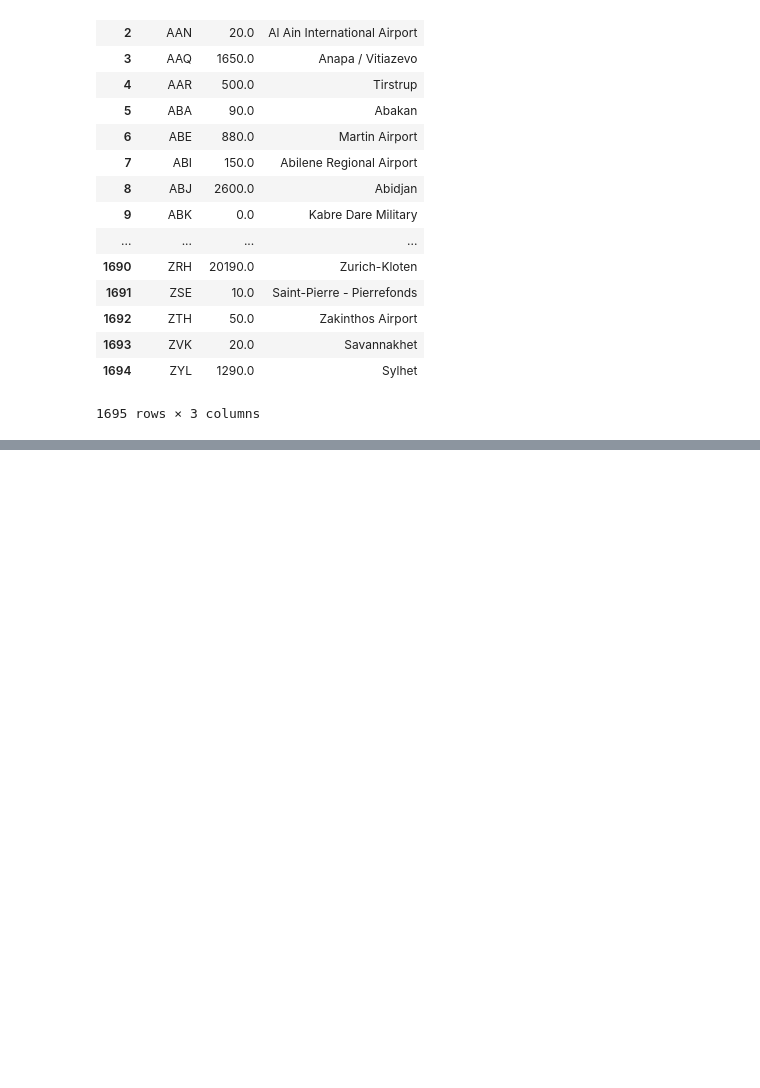
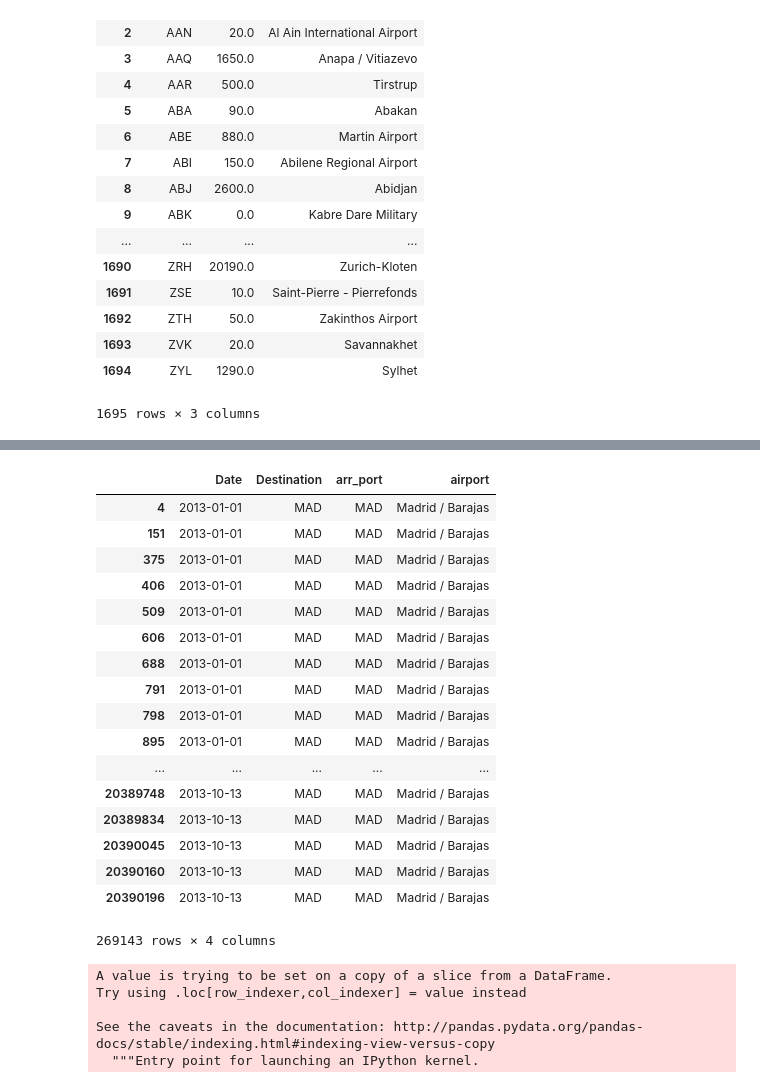
Before and after one commit to Jackgmlin/flight-look-to-book, a Jupyter notebook: src/flight-look-to-book-preprocessing.ipynb, the cells around one changed output, grey strips where cells are left out. Drawn from its saved outputs; the diff is of its cells as text; code cells hidden in the pictures; blank space fills up the shorter version.

```diff
--- a/src/flight-look-to-book-preprocessing.ipynb
+++ b/src/flight-look-to-book-preprocessing.ipynb
@@ -211,0 +266,29 @@ merged
+# %%
+df
+# %% [output]
+|  | Date | Destination | arr_port | airport |
+| 4 | 2013-01-01 | MAD | MAD | Madrid / Barajas |
+| 151 | 2013-01-01 | MAD | MAD | Madrid / Barajas |
+| 375 | 2013-01-01 | MAD | MAD | Madrid / Barajas |
+| 406 | 2013-01-01 | MAD | MAD | Madrid / Barajas |
+| 509 | 2013-01-01 | MAD | MAD | Madrid / Barajas |
+| 606 | 2013-01-01 | MAD | MAD | Madrid / Barajas |
+| 688 | 2013-01-01 | MAD | MAD | Madrid / Barajas |
+| 791 | 2013-01-01 | MAD | MAD | Madrid / Barajas |
+| 798 | 2013-01-01 | MAD | MAD | Madrid / Barajas |
+| 895 | 2013-01-01 | MAD | MAD | Madrid / Barajas |
+| ... | ... | ... | ... | ... |
+| 20389748 | 2013-10-13 | MAD | MAD | Madrid / Barajas |
+| 20389834 | 2013-10-13 | MAD | MAD | Madrid / Barajas |
+| 20390045 | 2013-10-13 | MAD | MAD | Madrid / Barajas |
+| 20390160 | 2013-10-13 | MAD | MAD | Madrid / Barajas |
+| 20390196 | 2013-10-13 | MAD | MAD | Madrid / Barajas |
+269143 rows × 4 columns
+# %%
+df["Date"] = pd.to_datetime(df["Date"])
+# %% [output]
+A value is trying to be set on a copy of a slice from a DataFrame.
+Try using .loc[row_indexer,col_indexer] = value instead
+
+See the caveats in the documentation: http://pandas.pydata.org/pandas-docs/stable/indexing.html#indexing-view-versus-copy
+  """Entry point for launching an IPython kernel.
```
Also changed, not shown: parts of 9 cells of this notebook.
